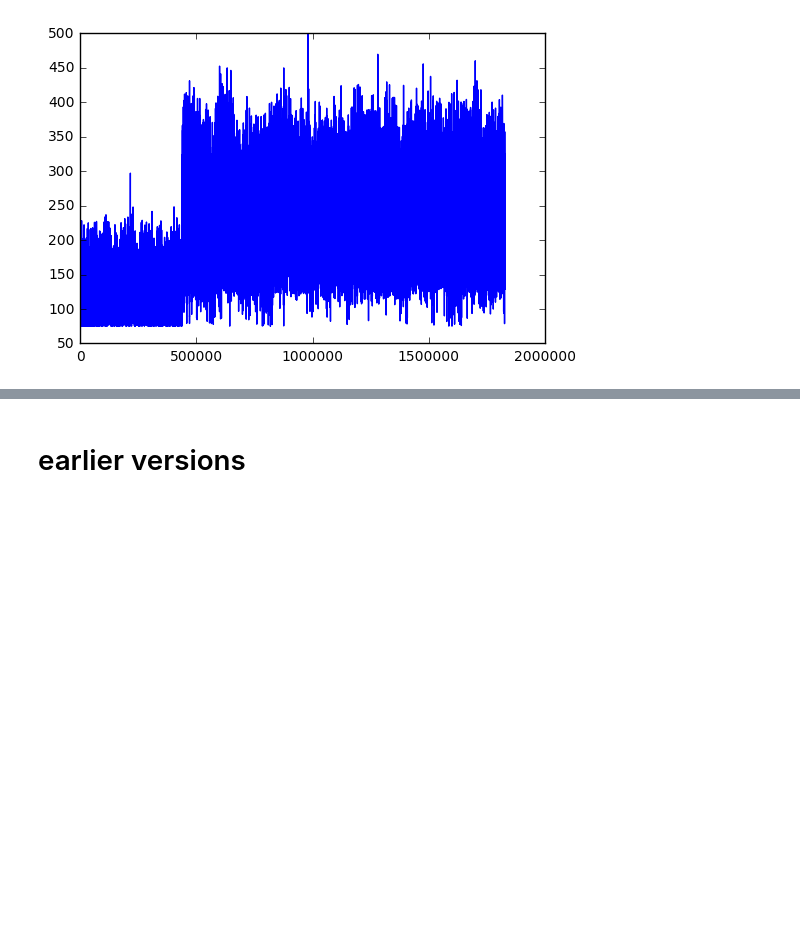
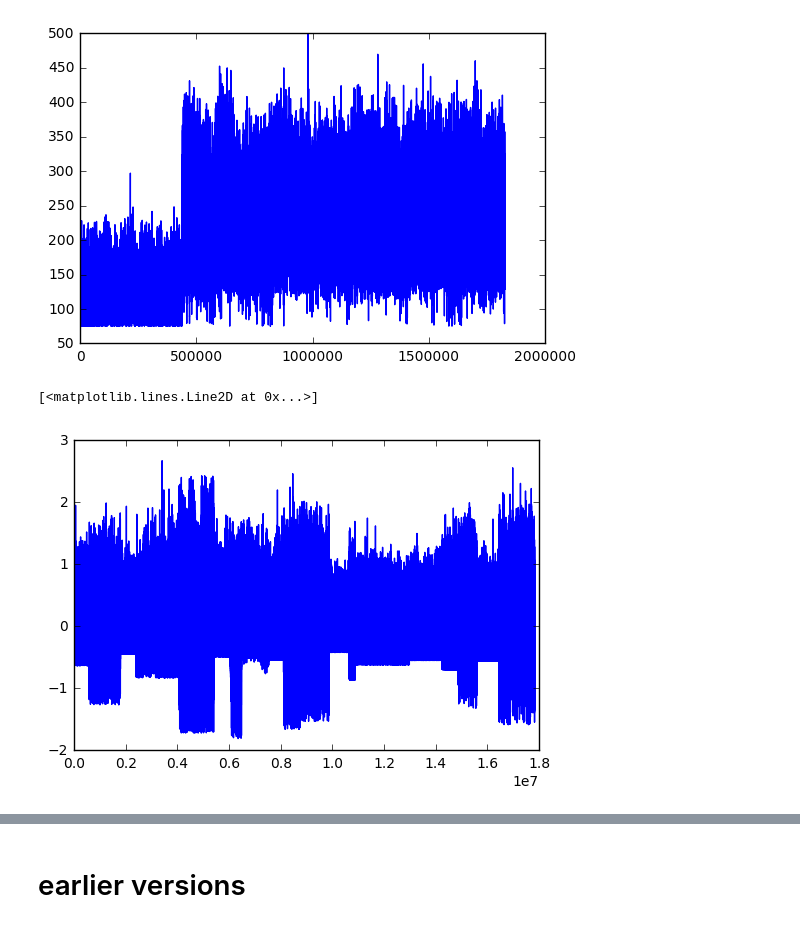
Before and after one commit to zangsir/SPM, a Jupyter notebook: newtrim_long_ts.ipynb, the cells around one changed output, grey strips where cells are left out. Drawn from its saved outputs; the diff is of its cells as text; code cells hidden in the pictures; blank space fills up the shorter version.

```diff
--- a/newtrim_long_ts.ipynb
+++ b/newtrim_long_ts.ipynb
@@ -5,7 +5,7 @@ import numpy as np
 import pickle
 # %%
 #normal version
-lts=open('all_spk_lts_proc_thre.txt','r').read().split('\n')
+lts=open('all_spk_lts_norm.txt','r').read().split('\n')
 lts=[float(i) for i in lts[:-1]]#last line is newline character
 print len(lts)
 # %% [output]
@@ -34,3 +34,7 @@ plt.plot(lts[int(1.6*1e7):int(1.8*1e7)])
 [figure]
 # %%
 #let's then do a normalized version
+plt.plot(lts)
+# %% [output]
+[<matplotlib.lines.Line2D at 0x...>]
+[figure, added]
```
Also changed, not shown: parts of 1 cell of this notebook, 7 other files.
